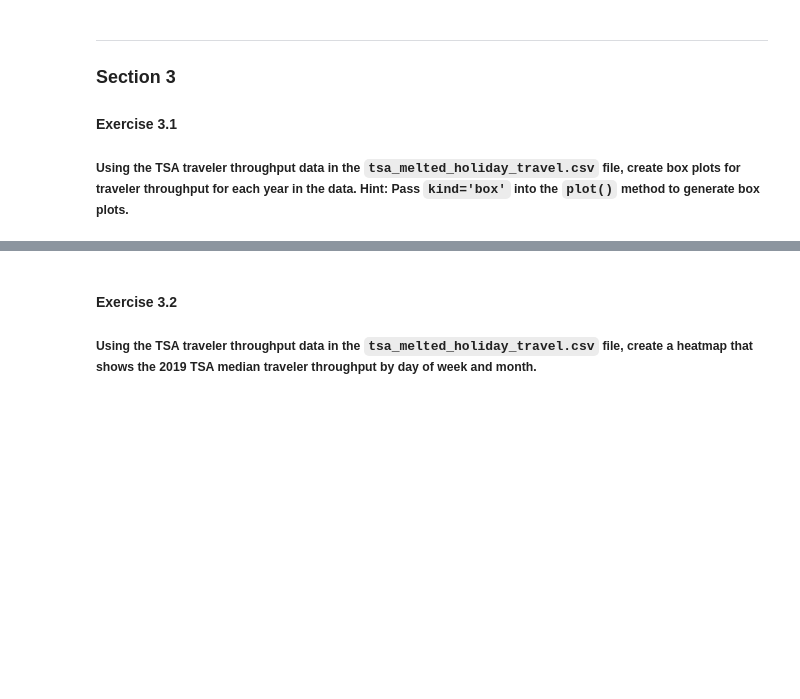
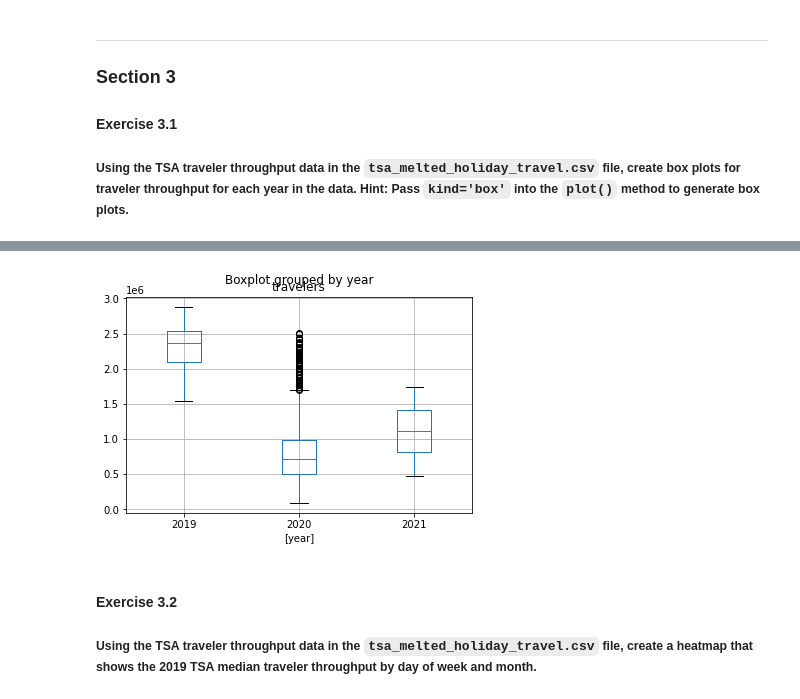
Before and after one commit to dekristi/Python_SheGoesTech_22, a Jupyter notebook: Day_17_Pandas_Data_Analysis_Library/workbook.ipynb, the cells around one changed output, grey strips where cells are left out. Saved outputs shown, nothing was run; the diff lists cells and outputs as text; code cells hidden in the pictures; blank space fills up the shorter version.

```diff
--- a/Day_17_Pandas_Data_Analysis_Library/workbook.ipynb
+++ b/Day_17_Pandas_Data_Analysis_Library/workbook.ipynb
@@ -278,3 +279,6 @@ KeyError: ('tpep_dropoff_datetime', 'tip_amount')
 
 #### Exercise 3.1
 ##### Using the TSA traveler throughput data in the `tsa_melted_holiday_travel.csv` file, create box plots for traveler throughput for each year in the data. Hint: Pass `kind='box'` into the `plot()` method to generate box plots.
+# %%
+tsa_df = pd.read_csv('../data/tsa_melted_holiday_travel.csv', parse_dates=True, index_col='date')
+tsa_df.head(3)
@@ -281,3 +291,8 @@ KeyError: ('tpep_dropoff_datetime', 'tip_amount')
+# %%
+from matplotlib.pyplot import title
+boxplot = tsa_df.boxplot(column=['travelers'], by=['year'])
+# %% [output]
+[figure, added]
 # %% [markdown]
 #### Exercise 3.2
 ##### Using the TSA traveler throughput data in the `tsa_melted_holiday_travel.csv` file, create a heatmap that shows the 2019 TSA median traveler throughput by day of week and month.
```
Also changed, not shown: parts of 2 cells of this notebook.
